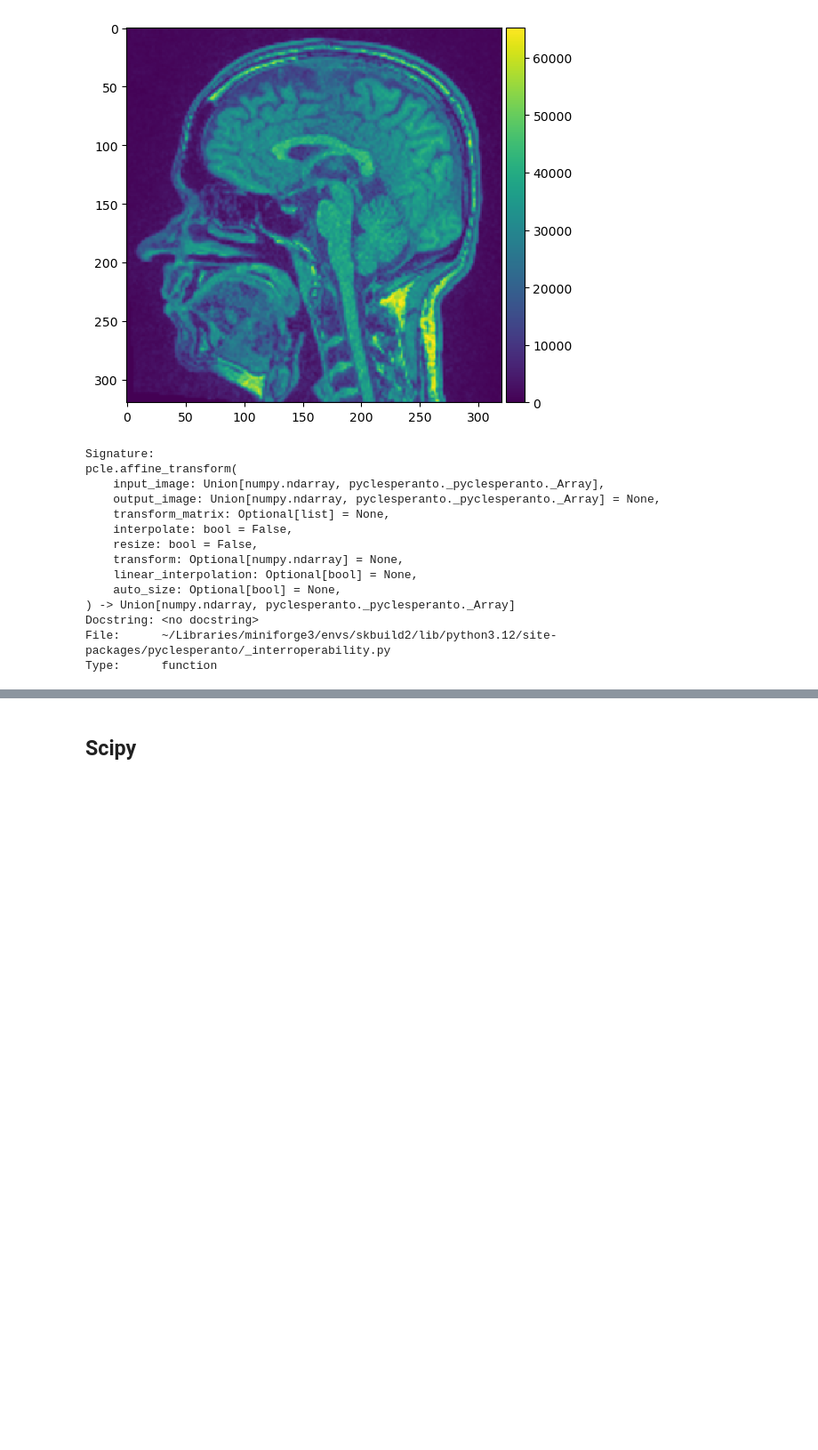
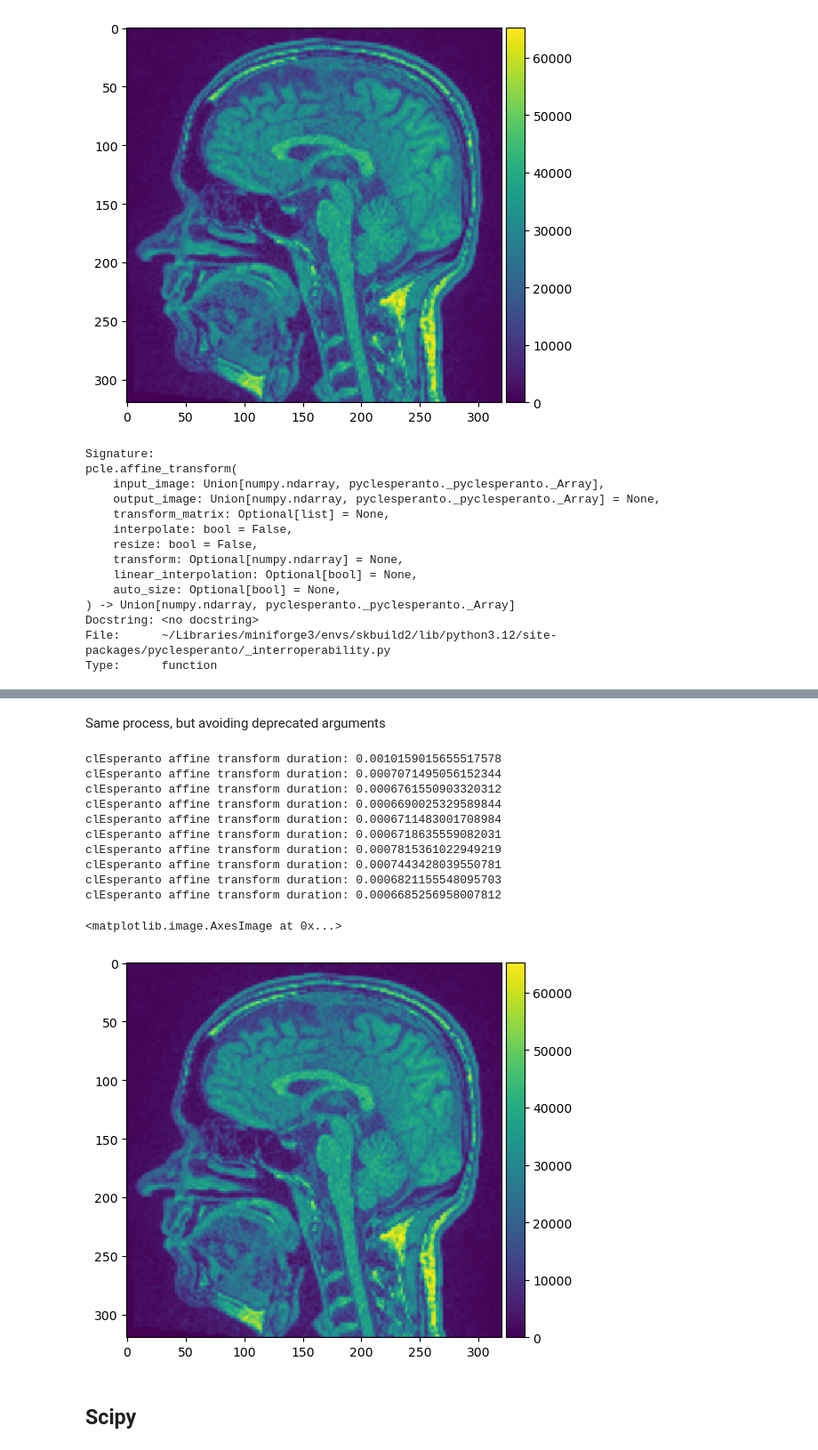
Before and after one commit to clEsperanto/pyclesperanto, a Jupyter notebook: benchmarking/benchmark_affine_transforms.ipynb, the cells around one changed output, grey strips where cells are left out. Shown at 89% size. Drawn from its saved outputs; the diff is of its cells as text; code cells hidden in the pictures; blank space fills up the shorter version.

```diff
--- a/benchmarking/affine_transforms.ipynb
+++ b/benchmarking/benchmark_affine_transforms.ipynb
@@ -118,3 +122,29 @@ clEsperanto affine transform duration: 0.0010371208190917969
+# %% [markdown]
+Same process, but avoiding deprecated arguments
+# %%
+ocl_image = pcle.push(image)
+
+ocl_scaled = pcle.create(output_shape)
+for i in range(0, 10):
+    start_time = time.time()
+    pcle.affine_transform(ocl_image, ocl_scaled, transform_matrix=np.linalg.inv(matrix).flatten(), interpolate=True)
+    print("clEsperanto affine transform duration: " + str(time.time() - start_time))
+
+result = pcle.pull(ocl_scaled)
+imshow(result[120])
+# %% [output]
+clEsperanto affine transform duration: 0.0010159015655517578
+clEsperanto affine transform duration: 0.0007071495056152344
+clEsperanto affine transform duration: 0.0006761550903320312
+clEsperanto affine transform duration: 0.0006690025329589844
+clEsperanto affine transform duration: 0.0006711483001708984
+clEsperanto affine transform duration: 0.0006718635559082031
+clEsperanto affine transform duration: 0.0007815361022949219
+clEsperanto affine transform duration: 0.0007443428039550781
+clEsperanto affine transform duration: 0.0006821155548095703
+clEsperanto affine transform duration: 0.0006685256958007812
+<matplotlib.image.AxesImage at 0x...>
+[figure, added]
 # %% [markdown]
 ## Scipy
 # %%
```
Also changed, not shown: parts of 4 cells of this notebook.
